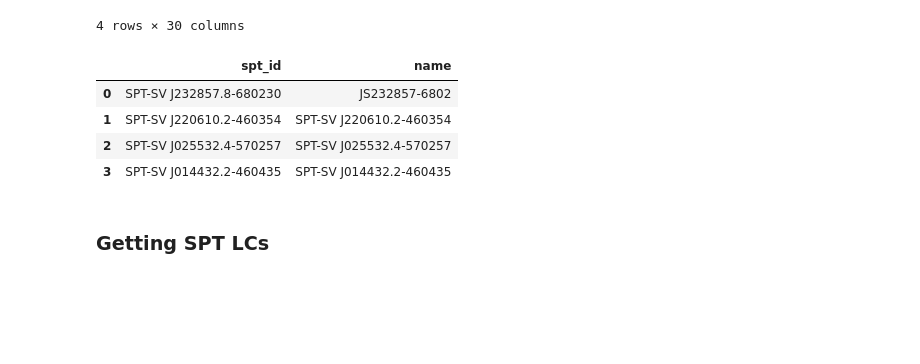
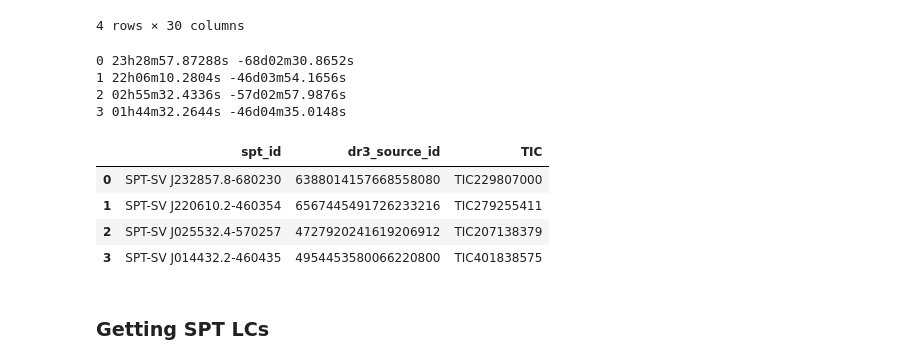
Before and after one commit to VishnuGade/SPT_Flares, a Jupyter notebook: extracting_TESS_lc.ipynb, the cells around one changed output. Saved outputs shown, nothing was run; the diff lists cells and outputs as text; code cells hidden in the pictures; blank space fills up the shorter version.

```diff
--- a/extracting_TESS_lc.ipynb
+++ b/extracting_TESS_lc.ipynb
@@ -129,16 +129,35 @@ spt_tess_candidates
 | 2 | 46 | SPT-SV J025532.4-570257 | 59110.27 | 1233.665708 | 43.885140 | -57.049441 | 162.083004 | 7.148120 | 206.963060 | 7.665012 | ... |
 | 3 | 49 | SPT-SV J014432.2-460435 | 59131.78 | 48.975169 | 26.134435 | -46.076393 | 45.598152 | 8.294850 | 36.632626 | 8.695313 | ... |
 4 rows × 30 columns
-# %%
-spt_tess_candidates['name'] = spt_tess_candidates['spt_id']
-spt_tess_candidates.at[0,'name'] = "JS232857-6802"
-spt_tess_candidates[['spt_id', 'name']]
-# %% [output]
-|  | spt_id | name |
-| 0 | SPT-SV J232857.8-680230 | JS232857-6802 |
-| 1 | SPT-SV J220610.2-460354 | SPT-SV J220610.2-460354 |
-| 2 | SPT-SV J025532.4-570257 | SPT-SV J025532.4-570257 |
-| 3 | SPT-SV J014432.2-460435 | SPT-SV J014432.2-460435 |
+# %%
+spt_tess_candidates[['spt_id', 'dr3_source_id']]
+
+for i, flare in spt_tess_candidates.iterrows():
+    ra = flare['ra']
+    dec = flare['dec']
+    c = SkyCoord(ra, dec, frame= 'icrs', unit= 'deg')
+    print(i, c.to_string('hmsdms'))
+# %% [output]
+0 23h28m57.87288s -68d02m30.8652s
+1 22h06m10.2804s -46d03m54.1656s
+2 02h55m32.4336s -57d02m57.9876s
+3 01h44m32.2644s -46d04m35.0148s
+# %%
+spt_tess_candidates['TIC'] = spt_tess_candidates['spt_id']
+
+spt_tess_candidates.at[0,'TIC'] = "TIC229807000"
+spt_tess_candidates.at[1,'TIC'] = "TIC279255411" #TIC279255412
+spt_tess_candidates.at[2,'TIC'] = "TIC207138379"
+spt_tess_candidates.at[3,'TIC'] = "TIC401838575"
+
+
+spt_tess_candidates[['spt_id', 'dr3_source_id', 'TIC']]
+# %% [output]
+|  | spt_id | dr3_source_id | TIC |
+| 0 | SPT-SV J232857.8-680230 | 6388014157668558080 | TIC229807000 |
+| 1 | SPT-SV J220610.2-460354 | 6567445491726233216 | TIC279255411 |
+| 2 | SPT-SV J025532.4-570257 | 4727920241619206912 | TIC207138379 |
+| 3 | SPT-SV J014432.2-460435 | 4954453580066220800 | TIC401838575 |
 # %% [markdown]
 ### Getting SPT LCs
 # %%
```
Also changed, not shown: parts of 14 cells of this notebook.
